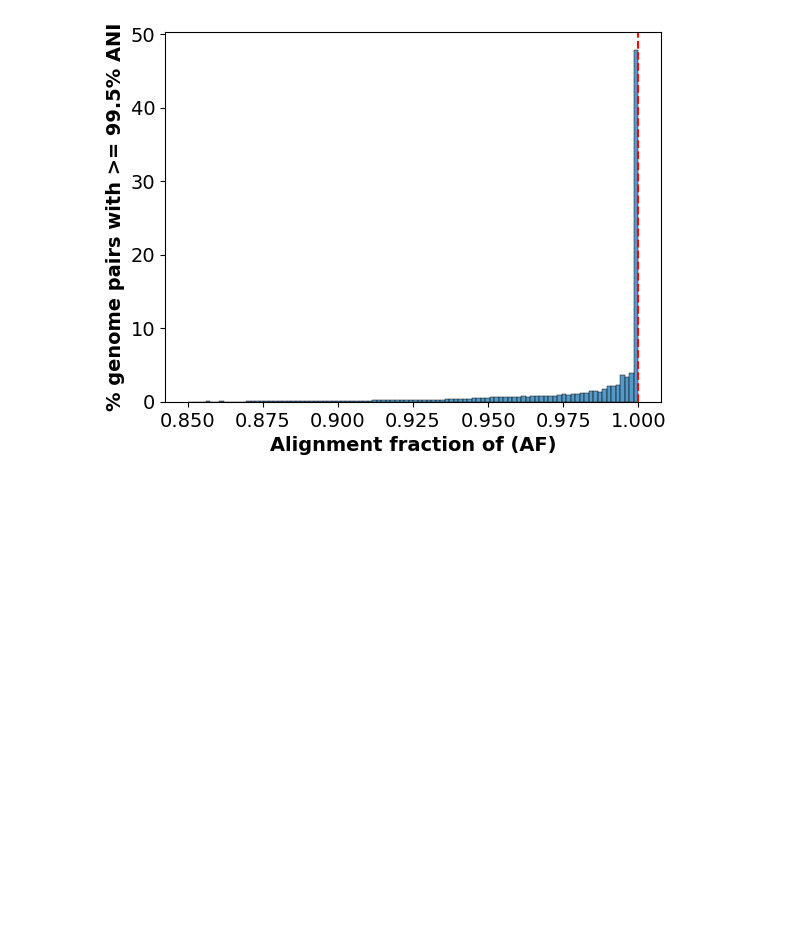
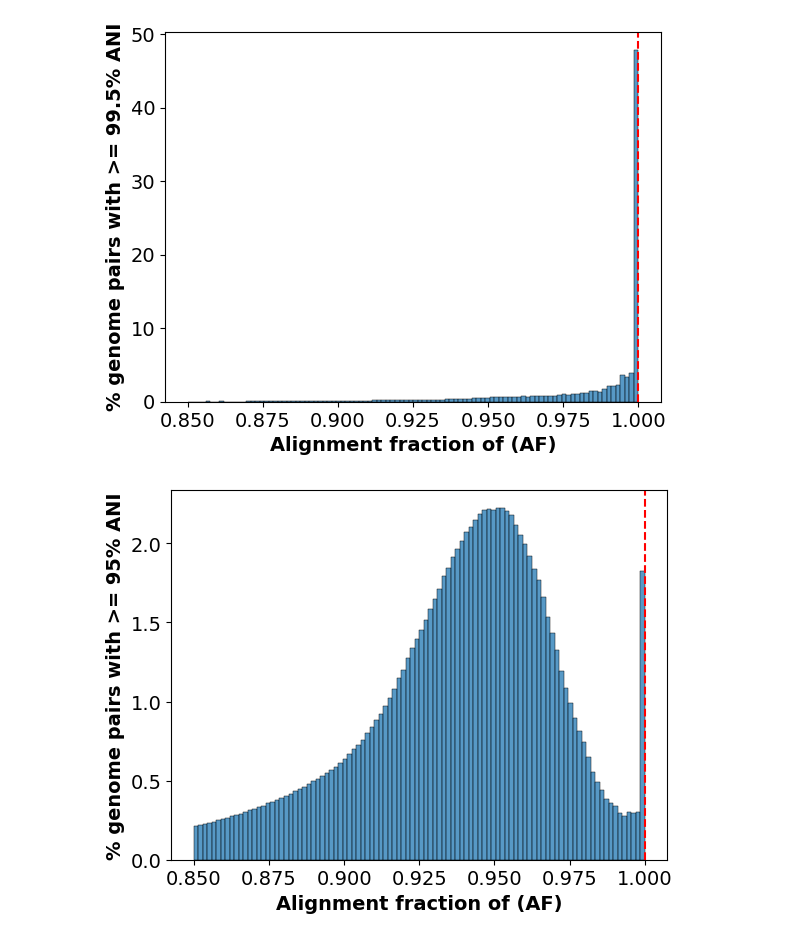
Before and after one commit to UHVDB/uhvdb-manuscript, a Jupyter notebook: figure_s4/figure_s4.ipynb, the cells around one changed output. Saved outputs shown, nothing was run; the diff lists cells and outputs as text; code cells hidden in the pictures; blank space fills up the shorter version.

Commit message:
Finalized figure S4 notebook

```diff
--- a/figure_s4/figure_s4.ipynb
+++ b/figure_s4/figure_s4.ipynb
@@ -46,3 +46,12 @@ plt.axvline(x=1.0, color="red", linestyle="--")
 plt.show()
 # %% [output]
 [figure]
+# %%
+### plot AF (relative to query) distribution for genomes with >= 95% ANI
+sns.histplot(ani.filter(pl.col('ani') >= 0.95)['qcov'], bins=100, stat='percent')
+plt.xlabel("Alignment fraction of (AF)", fontdict={'fontweight': 'bold'})
+plt.ylabel("% genome pairs with >= 95% ANI", fontdict={'fontweight': 'bold'})
+plt.axvline(x=1.0, color="red", linestyle="--")
+plt.show()
+# %% [output]
+[figure, added]
```
